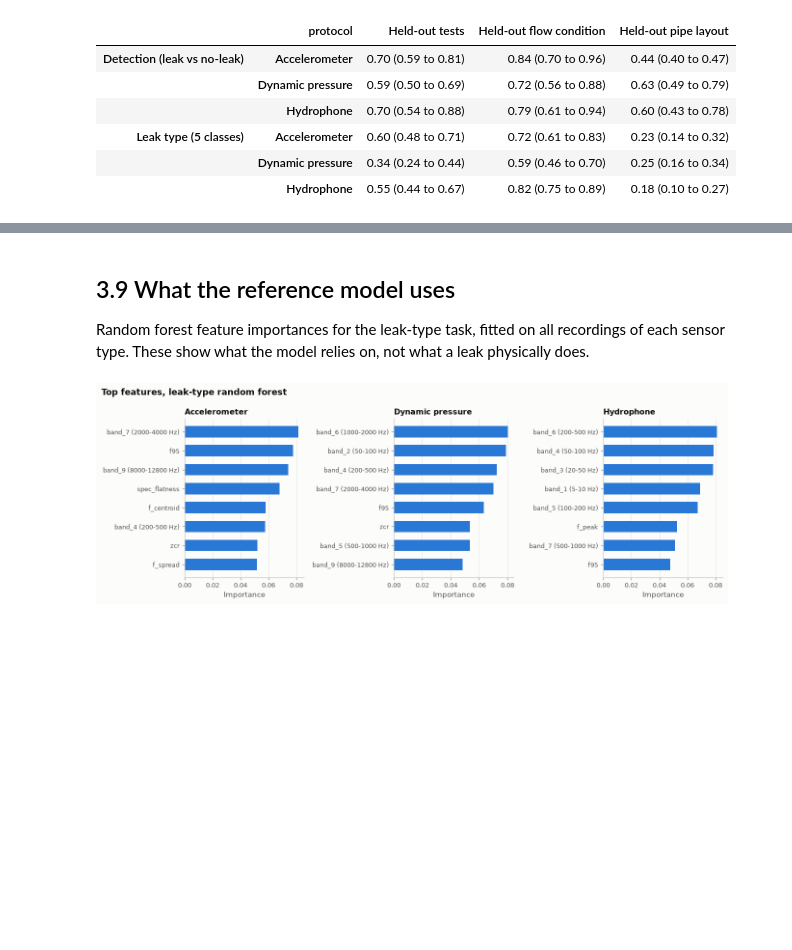
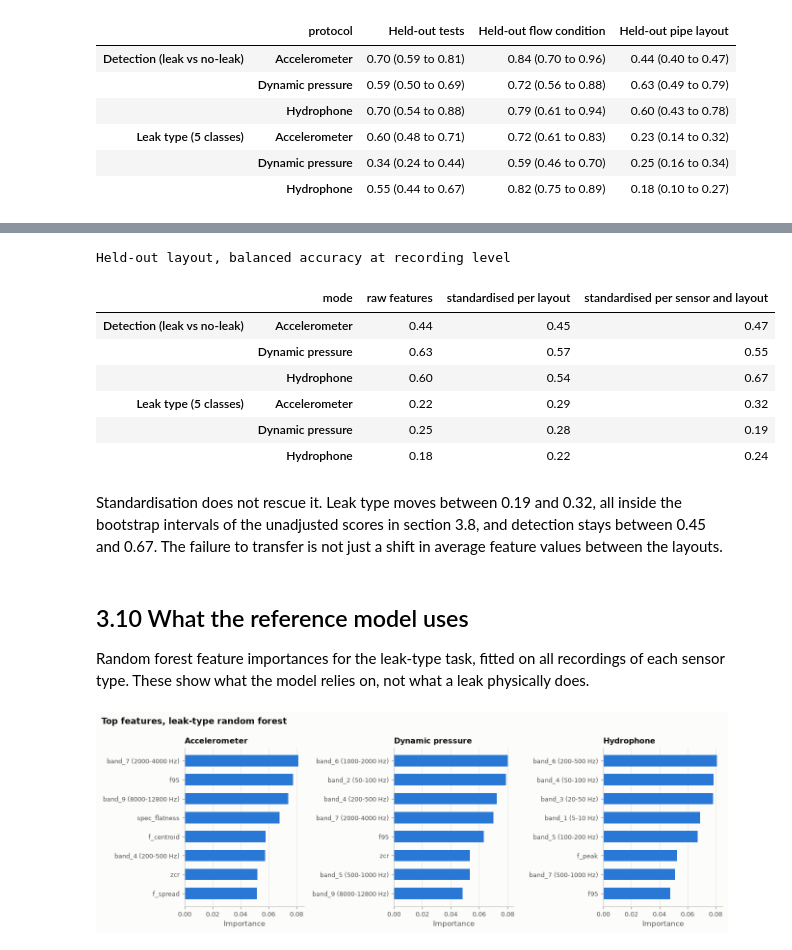
Before and after one commit to PeterImoniose/water-leak-detection-generalisation, a Jupyter notebook: notebooks/03_modelling.ipynb, the cells around one changed output, grey strips where cells are left out. Saved outputs shown, nothing was run; the diff lists cells and outputs as text; code cells hidden in the pictures; blank space fills up the shorter version.

```diff
--- a/notebooks/03_modelling.ipynb
+++ b/notebooks/03_modelling.ipynb
@@ -382,5 +435,22 @@ ci_table.rename(index=TASK_NAMES, level=0).rename(index=ld.SENSOR_NAMES, level=1
+# %%
+std = pd.read_csv(RESULTS / "check_layout_standardisation.csv")
+t = std.pivot_table(index=["task", "sensor_type"], columns="mode", values="score")[["raw features", "standardised per layout", "standardised per sensor and layout"]]
+t = t.reindex(pd.MultiIndex.from_product([ev.TASKS, list("APH")]))
+print("Held-out layout, balanced accuracy at recording level")
+t.rename(index=TASK_NAMES, level=0).rename(index=ld.SENSOR_NAMES, level=1).round(2)
+# %% [output]
+Held-out layout, balanced accuracy at recording level
+|  | mode | raw features | standardised per layout | standardised per sensor and layout |
+| Detection (leak vs no-leak) | Accelerometer | 0.44 | 0.45 | 0.47 |
+|  | Dynamic pressure | 0.63 | 0.57 | 0.55 |
+|  | Hydrophone | 0.60 | 0.54 | 0.67 |
+| Leak type (5 classes) | Accelerometer | 0.22 | 0.29 | 0.32 |
+|  | Dynamic pressure | 0.25 | 0.28 | 0.19 |
+|  | Hydrophone | 0.18 | 0.22 | 0.24 |
+# %% [markdown]
+Standardisation does not rescue it. Leak type moves between 0.19 and 0.32, all inside the bootstrap intervals of the unadjusted scores in section 3.8, and detection stays between 0.45 and 0.67. The failure to transfer is not just a shift in average feature values between the layouts.
 # %% [markdown]
-## 3.9 What the reference model uses
+## 3.10 What the reference model uses
 
 Random forest feature importances for the leak-type task, fitted on all recordings of each sensor type. These show what the model relies on, not what a leak physically does.
 # %%
```
Also changed, not shown: parts of 13 cells of this notebook, 8 other files.
